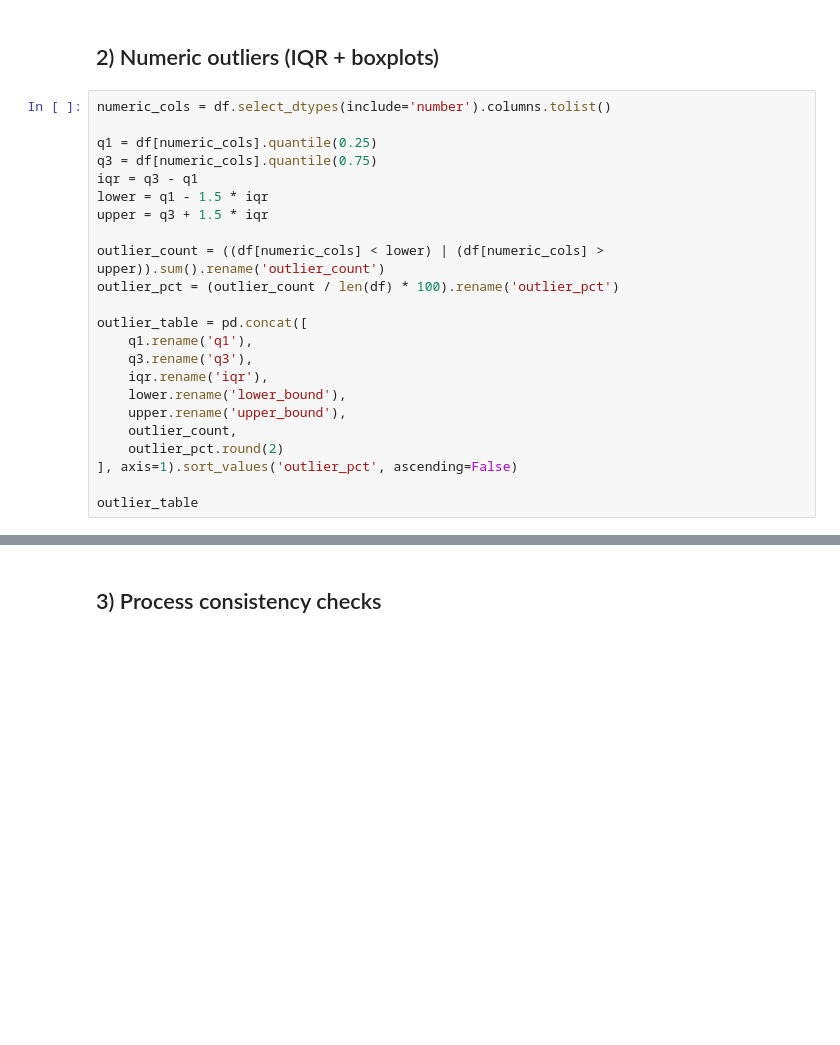
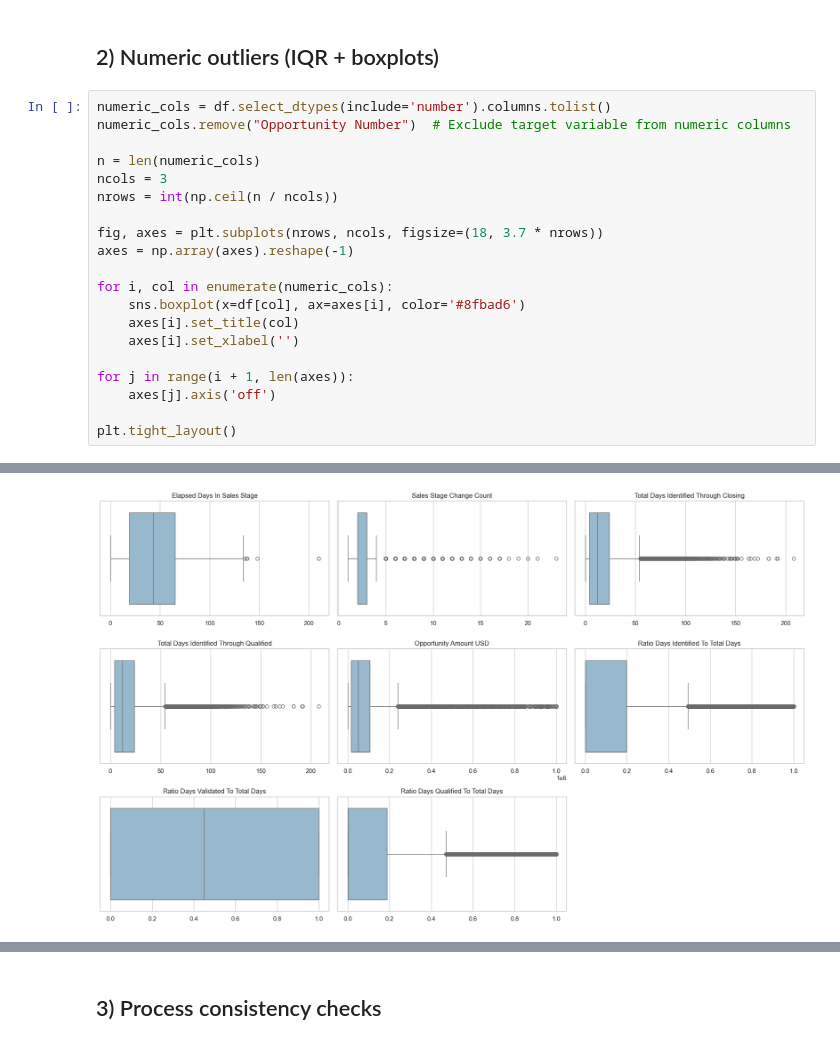
Before and after one commit to mrbungie/mib_cars_analysis, a Jupyter notebook: notebooks/1_simple_eda_and_cleaning/00_basic_validation.ipynb, the cells around one changed output, grey strips where cells are left out. Saved outputs shown, nothing was run; the diff lists cells and outputs as text; blank space fills up the shorter version.

```diff
--- a/notebooks/1_simple_eda_and_cleaning/0_basic_validation.ipynb
+++ b/notebooks/1_simple_eda_and_cleaning/00_basic_validation.ipynb
@@ -92,25 +128,22 @@ plt.tight_layout()
 ## 2) Numeric outliers (IQR + boxplots)
 # %%
 numeric_cols = df.select_dtypes(include='number').columns.tolist()
+numeric_cols.remove("Opportunity Number")  # Exclude target variable from numeric columns
 
-q1 = df[numeric_cols].quantile(0.25)
-q3 = df[numeric_cols].quantile(0.75)
-iqr = q3 - q1
-lower = q1 - 1.5 * iqr
-upper = q3 + 1.5 * iqr
+n = len(numeric_cols)
+ncols = 3
+nrows = int(np.ceil(n / ncols))
 
-outlier_count = ((df[numeric_cols] < lower) | (df[numeric_cols] > upper)).sum().rename('outlier_count')
-outlier_pct = (outlier_count / len(df) * 100).rename('outlier_pct')
+fig, axes = plt.subplots(nrows, ncols, figsize=(18, 3.7 * nrows))
+axes = np.array(axes).reshape(-1)
 
-outlier_table = pd.concat([
-    q1.rename('q1'),
-    q3.rename('q3'),
-    iqr.rename('iqr'),
-    lower.rename('lower_bound'),
-    upper.rename('upper_bound'),
-    outlier_count,
-    outlier_pct.round(2)
-], axis=1).sort_values('outlier_pct', ascending=False)
+for i, col in enumerate(numeric_cols):
+    sns.boxplot(x=df[col], ax=axes[i], color='#8fbad6')
+    axes[i].set_title(col)
+    axes[i].set_xlabel('')
 
-outlier_table
+for j in range(i + 1, len(axes)):
+    axes[j].axis('off')
+
+plt.tight_layout()
 # %% [output]
@@ -126,0 +150 @@ outlier_table
+[figure, added]
```
Also changed, not shown: parts of 6 cells of this notebook, 39 other files.
